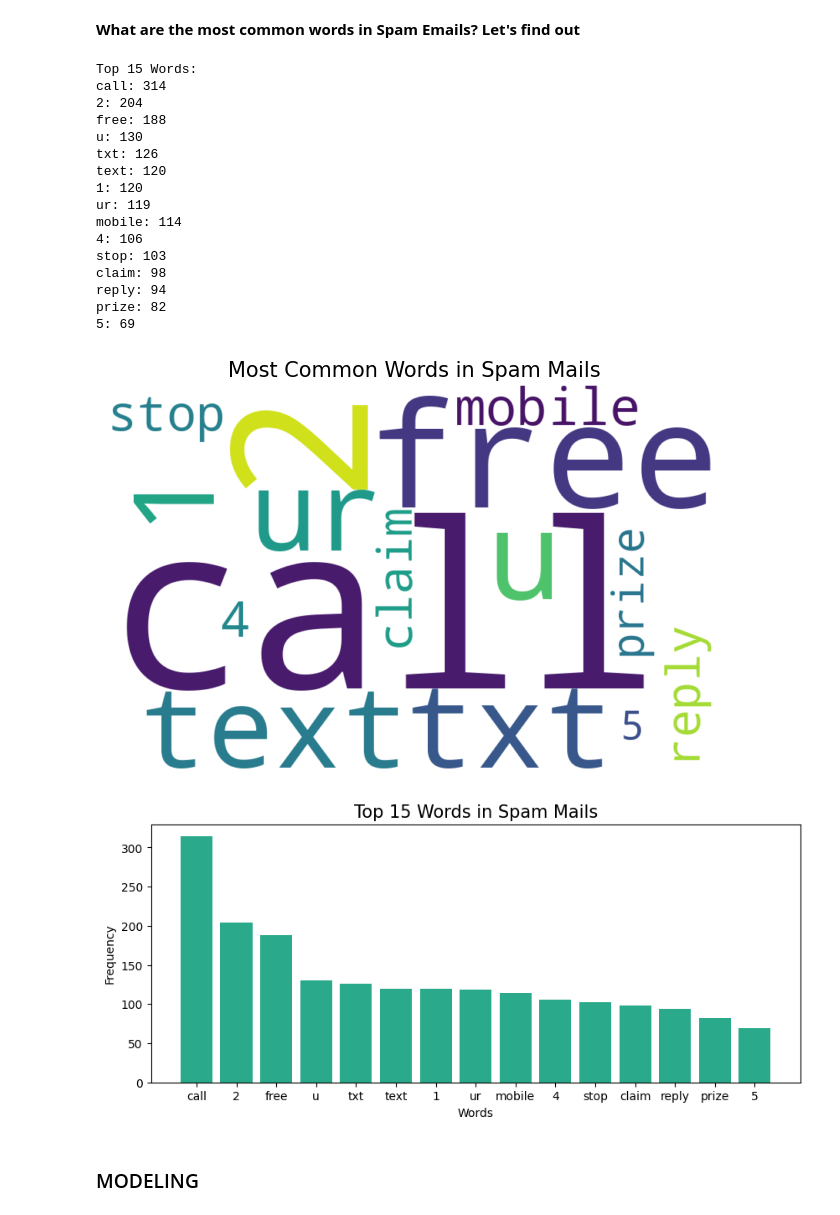
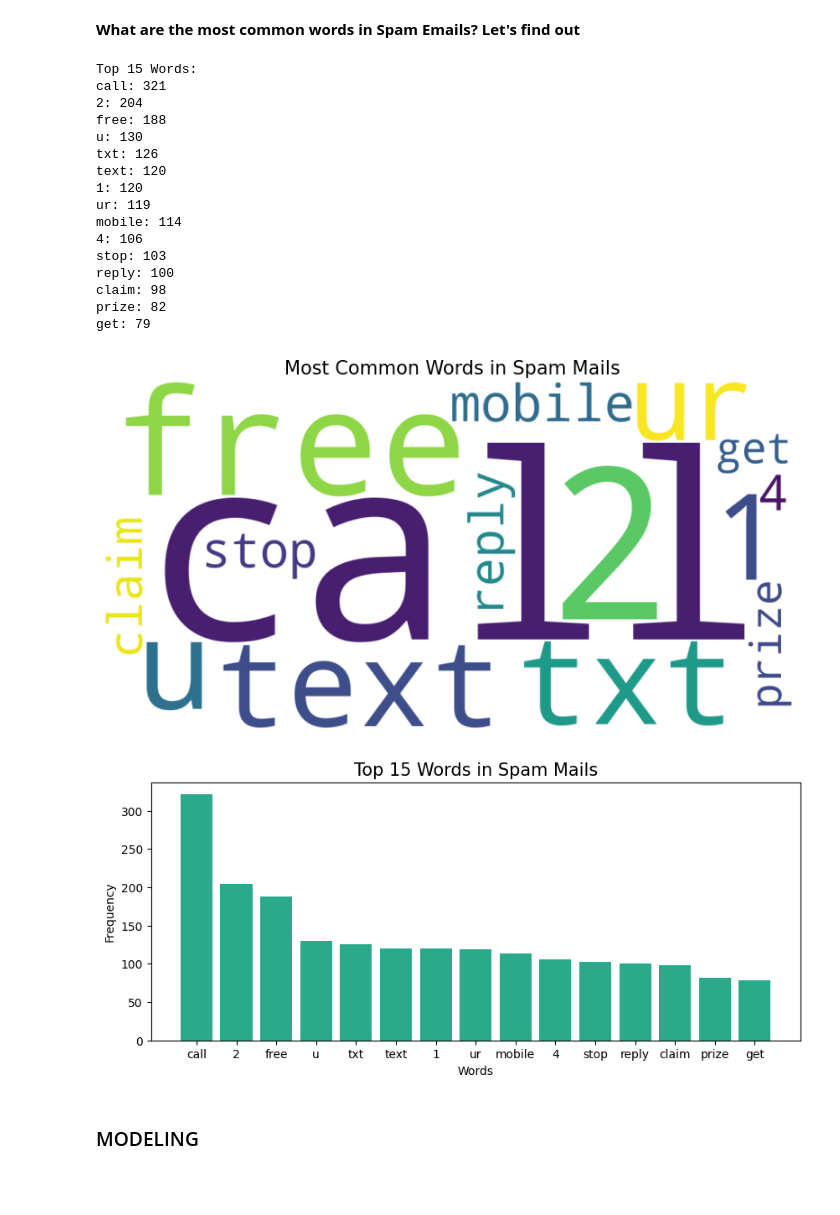
Before and after one commit to Taiwo-Rachael/email-spam-detection-model, a Jupyter notebook: Email_Spam_Detection_Model.ipynb, the cells around one changed output. Drawn from its saved outputs; the diff is of its cells as text; code cells hidden in the pictures; blank space fills up the shorter version.

```diff
--- a/Email_Spam_Detection_Model.ipynb
+++ b/Email_Spam_Detection_Model.ipynb
@@ -205,20 +213,35 @@ To prepare the emails for further analysis and modeling, a function would be def
 # %%
 Lemmatizer = WordNetLemmatizer()
 en_stopwords = stopwords.words('english')
+# %%
+# defining a function to get the wordnet parts of speech (POS)
+# to be applied in the clean function
+def get_wordnet_pos(tag):
+    if tag.startswith('J'):
+        return wordnet.ADJ
+    elif tag.startswith('V'):
+        return wordnet.VERB
+    elif tag.startswith('N'):
+        return wordnet.NOUN
+    elif tag.startswith('R'):
+        return wordnet.ADV
+    else:
+        return wordnet.NOUN
 # %%
 # defining a function to clean the mails:
-
 def clean(email):
   email = email.lower() #converting the words to lower case
   clean_email = re.sub('[^a-z1-9 ]', '', email) #punctuation removal
 
   # tokens
   temp= []
+  tokens= word_tokenize(clean_email)
+  tagged_tokens = pos_tag(tokens) #Parts of Speech (POS) tagging
 
-  tokens= word_tokenize(clean_email)
-  for token in tokens:
+  for token, tag in tagged_tokens:
     if token not in en_stopwords: #stopwords removal
-       temp.append(Lemmatizer.lemmatize(token)) #Lemmatizing
+        wordnet_pos = get_wordnet_pos(tag)
+        temp.append(Lemmatizer.lemmatize(token, wordnet_pos))
 
   return ' '.join(temp)
 # %%
@@ -273,7 +291,7 @@ for word, count in most_common_words:
     print(f"{word}: {count}")
 # %% [output]
 Top 15 Words:
-call: 314
+call: 321
 2: 204
 free: 188
 u: 130
@@ -284,21 +302,21 @@ ur: 119
 mobile: 114
 4: 106
 stop: 103
+reply: 100
 claim: 98
-reply: 94
 prize: 82
-5: 69
+get: 79
 # %%
 # generating the word cloud
-wordcloud = WordCloud(width=800, height=500, background_color='white').generate_from_frequencies(dict(most_common_words))
+wordcloud = WordCloud(width=1000, height=500, background_color='white').generate_from_frequencies(dict(most_common_words))
 #plotting word cloud
 plt.figure(figsize=(10,5))
 plt.imshow(wordcloud, interpolation='bilinear')
 plt.title("Most Common Words in Spam Mails", fontsize= 15)
 plt.axis('off')
 plt.show()
 # %% [output]
-[figure, old version]
+[figure, new version]
 # %%
 # Bar Chart of the Top 15 words
 plt.figure(figsize=(10,4))
@@ -308,7 +326,7 @@ plt.xlabel("Words")
 plt.ylabel("Frequency")
 plt.show()
 # %% [output]
-[figure, old version]
+[figure, new version]
 # %% [markdown]
 ### MODELING
 # %%
```
Also changed, not shown: parts of 22 cells of this notebook.
